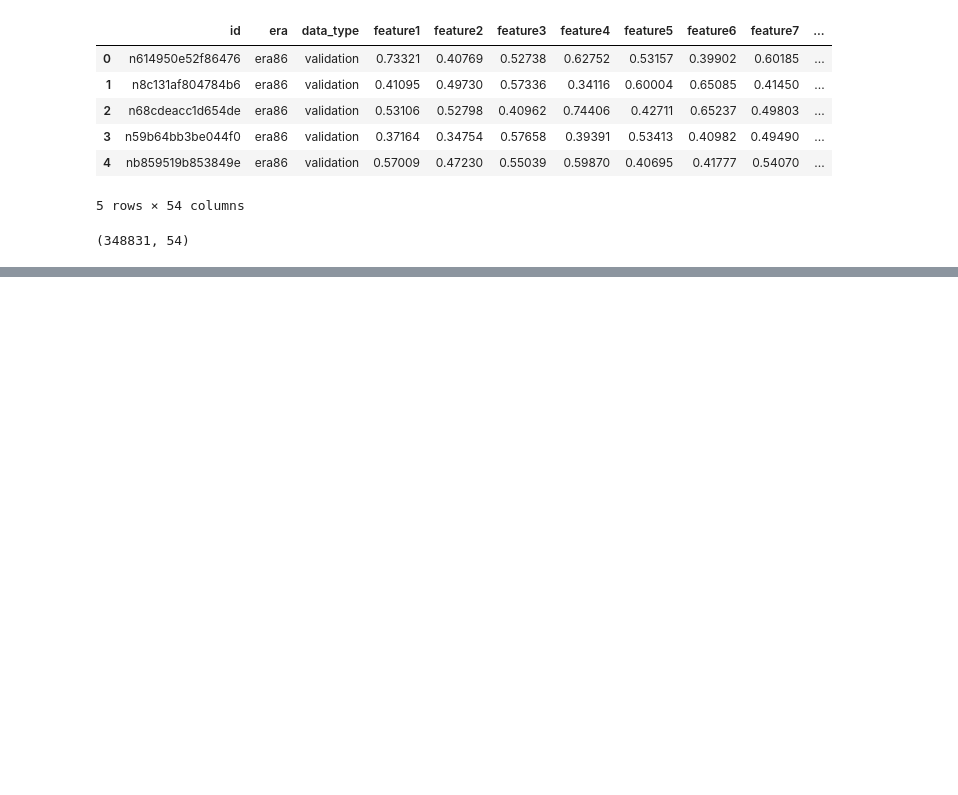
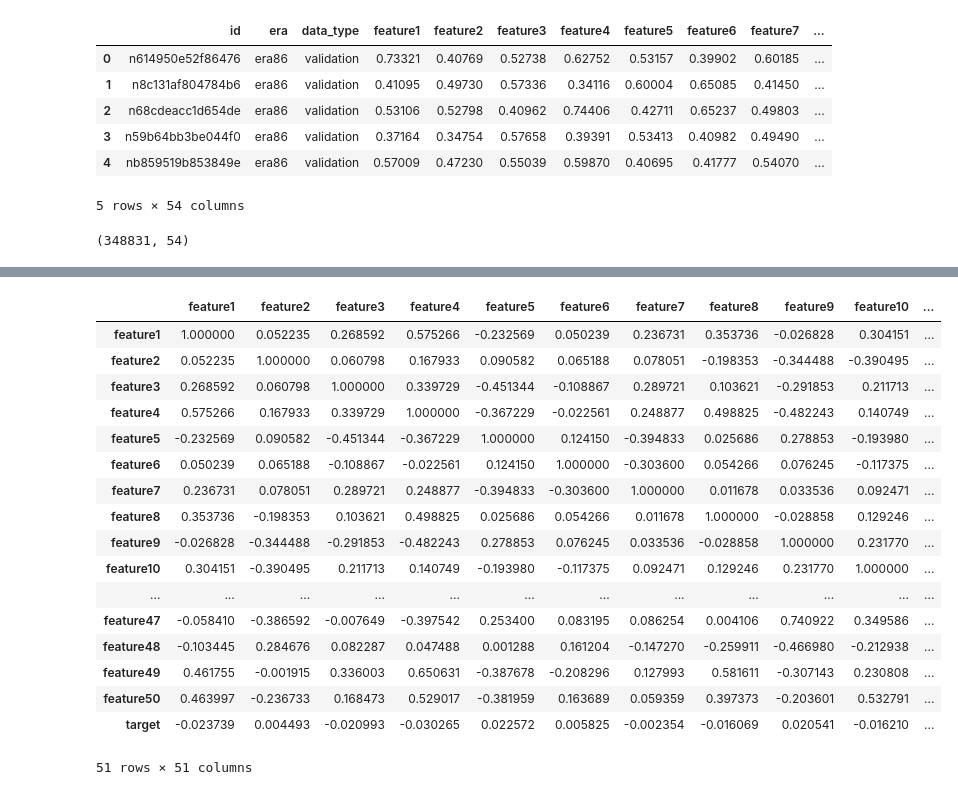
Before and after one commit to cchen181/numerai_tournament79, a Jupyter notebook: model.ipynb, the cells around one changed output, grey strips where cells are left out. Drawn from its saved outputs; the diff is of its cells as text; code cells hidden in the pictures; blank space fills up the shorter version.

```diff
--- a/model.ipynb
+++ b/model.ipynb
@@ -141,0 +153,22 @@ data1.shape
+# %%
+autocorrelations = data.corr()
+autocorrelations
+# %% [output]
+|  | feature1 | feature2 | feature3 | feature4 | feature5 | feature6 | feature7 | feature8 | feature9 | feature10 | ... |
+| feature1 | 1.000000 | 0.052235 | 0.268592 | 0.575266 | -0.232569 | 0.050239 | 0.236731 | 0.353736 | -0.026828 | 0.304151 | ... |
+| feature2 | 0.052235 | 1.000000 | 0.060798 | 0.167933 | 0.090582 | 0.065188 | 0.078051 | -0.198353 | -0.344488 | -0.390495 | ... |
+| feature3 | 0.268592 | 0.060798 | 1.000000 | 0.339729 | -0.451344 | -0.108867 | 0.289721 | 0.103621 | -0.291853 | 0.211713 | ... |
+| feature4 | 0.575266 | 0.167933 | 0.339729 | 1.000000 | -0.367229 | -0.022561 | 0.248877 | 0.498825 | -0.482243 | 0.140749 | ... |
+| feature5 | -0.232569 | 0.090582 | -0.451344 | -0.367229 | 1.000000 | 0.124150 | -0.394833 | 0.025686 | 0.278853 | -0.193980 | ... |
+| feature6 | 0.050239 | 0.065188 | -0.108867 | -0.022561 | 0.124150 | 1.000000 | -0.303600 | 0.054266 | 0.076245 | -0.117375 | ... |
+| feature7 | 0.236731 | 0.078051 | 0.289721 | 0.248877 | -0.394833 | -0.303600 | 1.000000 | 0.011678 | 0.033536 | 0.092471 | ... |
+| feature8 | 0.353736 | -0.198353 | 0.103621 | 0.498825 | 0.025686 | 0.054266 | 0.011678 | 1.000000 | -0.028858 | 0.129246 | ... |
+| feature9 | -0.026828 | -0.344488 | -0.291853 | -0.482243 | 0.278853 | 0.076245 | 0.033536 | -0.028858 | 1.000000 | 0.231770 | ... |
+| feature10 | 0.304151 | -0.390495 | 0.211713 | 0.140749 | -0.193980 | -0.117375 | 0.092471 | 0.129246 | 0.231770 | 1.000000 | ... |
+| ... | ... | ... | ... | ... | ... | ... | ... | ... | ... | ... | ... |
+| feature47 | -0.058410 | -0.386592 | -0.007649 | -0.397542 | 0.253400 | 0.083195 | 0.086254 | 0.004106 | 0.740922 | 0.349586 | ... |
+| feature48 | -0.103445 | 0.284676 | 0.082287 | 0.047488 | 0.001288 | 0.161204 | -0.147270 | -0.259911 | -0.466980 | -0.212938 | ... |
+| feature49 | 0.461755 | -0.001915 | 0.336003 | 0.650631 | -0.387678 | -0.208296 | 0.127993 | 0.581611 | -0.307143 | 0.230808 | ... |
+| feature50 | 0.463997 | -0.236733 | 0.168473 | 0.529017 | -0.381959 | 0.163689 | 0.059359 | 0.397373 | -0.203601 | 0.532791 | ... |
+| target | -0.023739 | 0.004493 | -0.020993 | -0.030265 | 0.022572 | 0.005825 | -0.002354 | -0.016069 | 0.020541 | -0.016210 | ... |
+51 rows × 51 columns
```
Also changed, not shown: parts of 5 cells of this notebook.
